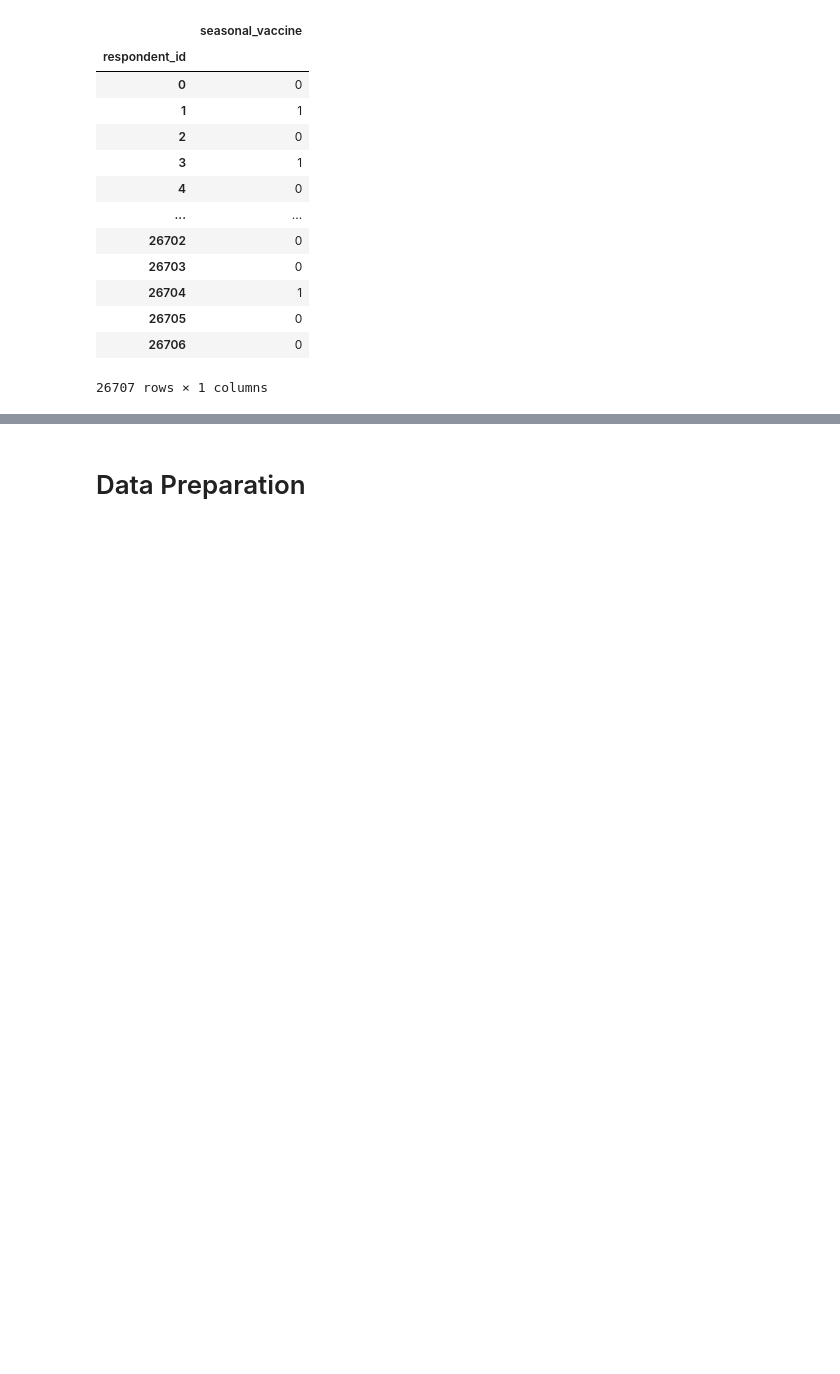
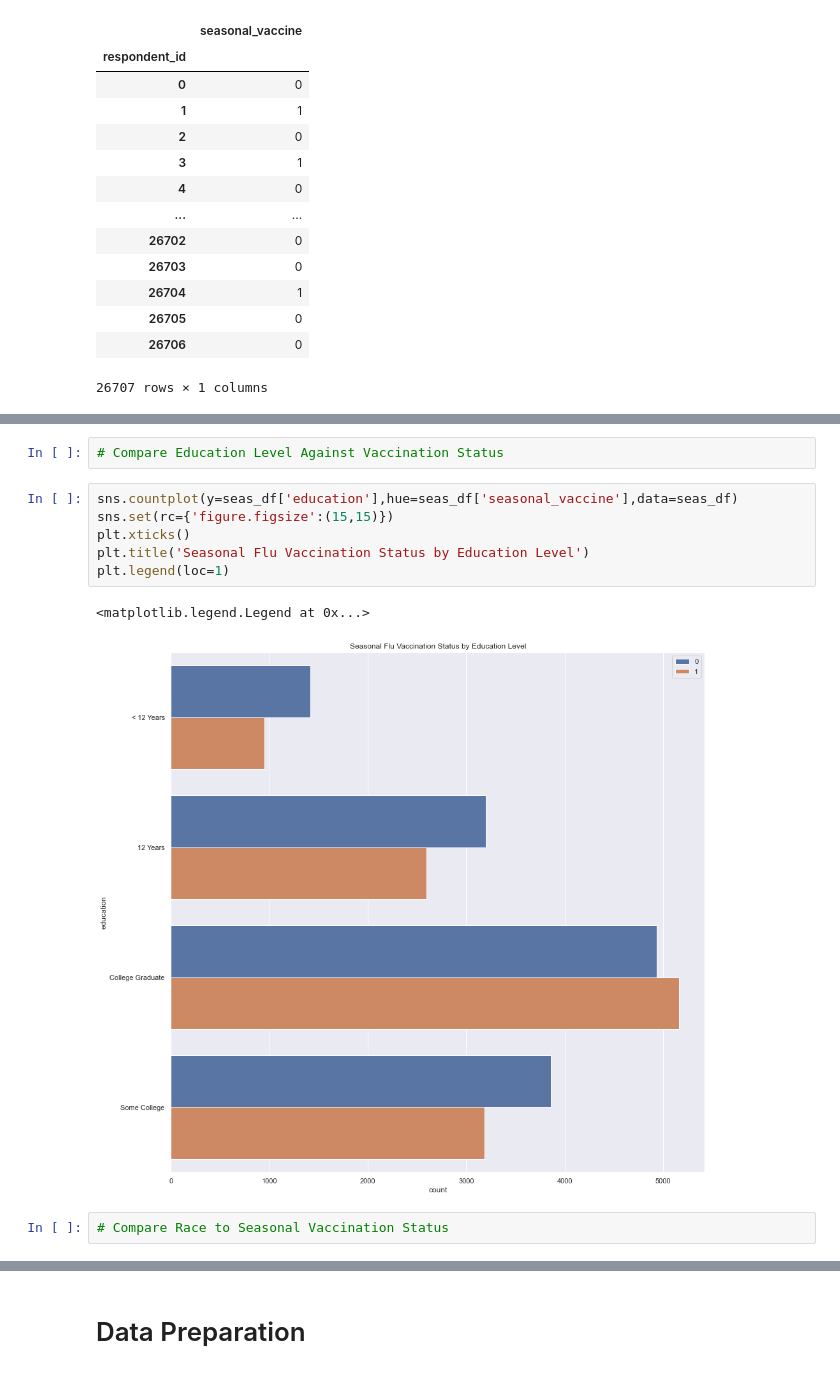
Before and after one commit to dragunat2016/CDCH1N1, a Jupyter notebook: index.ipynb, the cells around one changed output, grey strips where cells are left out. Drawn from its saved outputs; the diff is of its cells as text; blank space fills up the shorter version.

```diff
--- a/index.ipynb
+++ b/index.ipynb
@@ -128,0 +146,13 @@ y
+# %%
+# Compare Education Level Against Vaccination Status
+# %%
+sns.countplot(y=seas_df['education'],hue=seas_df['seasonal_vaccine'],data=seas_df)
+sns.set(rc={'figure.figsize':(15,15)})
+plt.xticks()
+plt.title('Seasonal Flu Vaccination Status by Education Level')
+plt.legend(loc=1)
+# %% [output]
+<matplotlib.legend.Legend at 0x...>
+[figure, added]
+# %%
+# Compare Race to Seasonal Vaccination Status
```
Also changed, not shown: parts of 36 cells of this notebook.
